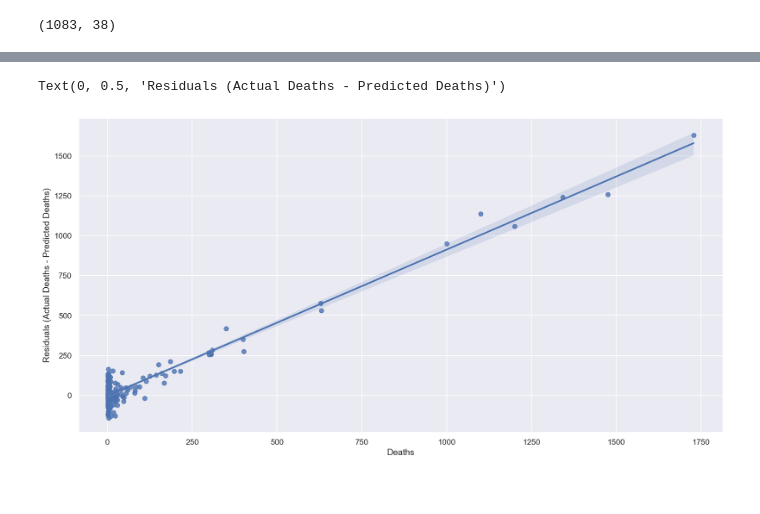
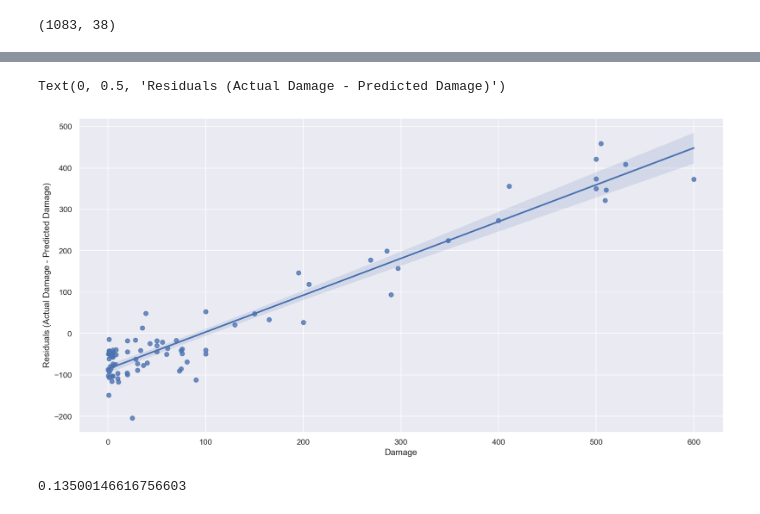
Before and after one commit to Matthijs-Vossen/Earthquake-Analysis, a Jupyter notebook: regression model/earthquake_model.ipynb, the cells around one changed output, grey strips where cells are left out. Cells and saved outputs as stored; diff of their text form; code cells hidden in the pictures.

```diff
--- a/regression model/earthquake_model.ipynb
+++ b/regression model/earthquake_model.ipynb
@@ -114,7 +121,7 @@ def remove_outliers(data, variable, lower=-np.inf, upper=np.inf):
     """
     return data.loc[(data[variable] > lower) & (data[variable] < upper)]
 # %%
-def standardize_columns_fm(data):
+def standardize_columns(data):
     '''
     Input:
       data (data frame): contains only numeric columns
@@ -167,30 +202,35 @@ def select_columns(data, *columns):
 # %%
 def process_data(data):
+
+    y_col = 'Damage ($Mil)'
 
     data = (
         data
         # Clean Data
         .pipe(remove_outliers, 'Year', lower=1960)
-        .pipe(remove_outliers, 'Deaths', upper=2000)
-        #.pipe(fill_na_values)
+        #.pipe(remove_outliers, 'Damage ($Mil)', upper=550)
 
         # Transform data
         .pipe(select_columns,
-              'Year',
-              'Mo',
-              'Dy',
-              'Hr',
-              'Latitude',
-              'Longitude',
-              'Focal Depth (km)',
-              'Mag',
-              'Deaths'
-             )
+                'Year',
+                'Mo',
+                'Dy',
+                'Hr',
+                'Tsu',
+                #'Vol',
+                'Focal Depth (km)',
+                'Mag',
+                y_col
+            )
+        #.pipe(ohe)
+        .pipe(fill_remove_nan)
+        .pipe(remove_outliers_iqr, y_col)
         #.pipe(ohe)
     )
 
+
      # Return predictor and response variables separately
-    X = standardize_columns_fm(data).drop(['Deaths'], axis = 1) # need to decide target feature y
-    y = data['Deaths']
+    X = standardize_columns(data).drop([y_col], axis = 1) # need to decide target feature y
+    y = data[y_col]
 
     return X, y
@@ -197,5 +239,5 @@ def process_data(data):
 # %%
-train, test = train_test_split(data_dropna, test_size=0.2)
+train, test = train_test_split(data, test_size=0.2)
 
 # Pre-process our training and test data in exactly the same way
 # Our functions make this very easy!
@@ -215,8 +257,13 @@ print(y_predicted.mean())
 # %%
 residuals = y_test - y_predicted
 ax = sns.regplot(x=y_test, y=residuals)
-ax.set_xlabel('Deaths')
-ax.set_ylabel('Residuals (Actual Deaths - Predicted Deaths)')
+ax.set_xlabel('Damage')
+ax.set_ylabel('Residuals (Actual Damage - Predicted Damage)')
 # %% [output]
-Text(0, 0.5, 'Residuals (Actual Deaths - Predicted Deaths)')
+Text(0, 0.5, 'Residuals (Actual Damage - Predicted Damage)')
-[figure, old version]
+[figure, new version]
+# %%
+from sklearn.metrics import r2_score
+r2_score(y_test, y_predicted)
+# %% [output]
+0.13500146616756603
```
Also changed, not shown: parts of 6 cells of this notebook.
